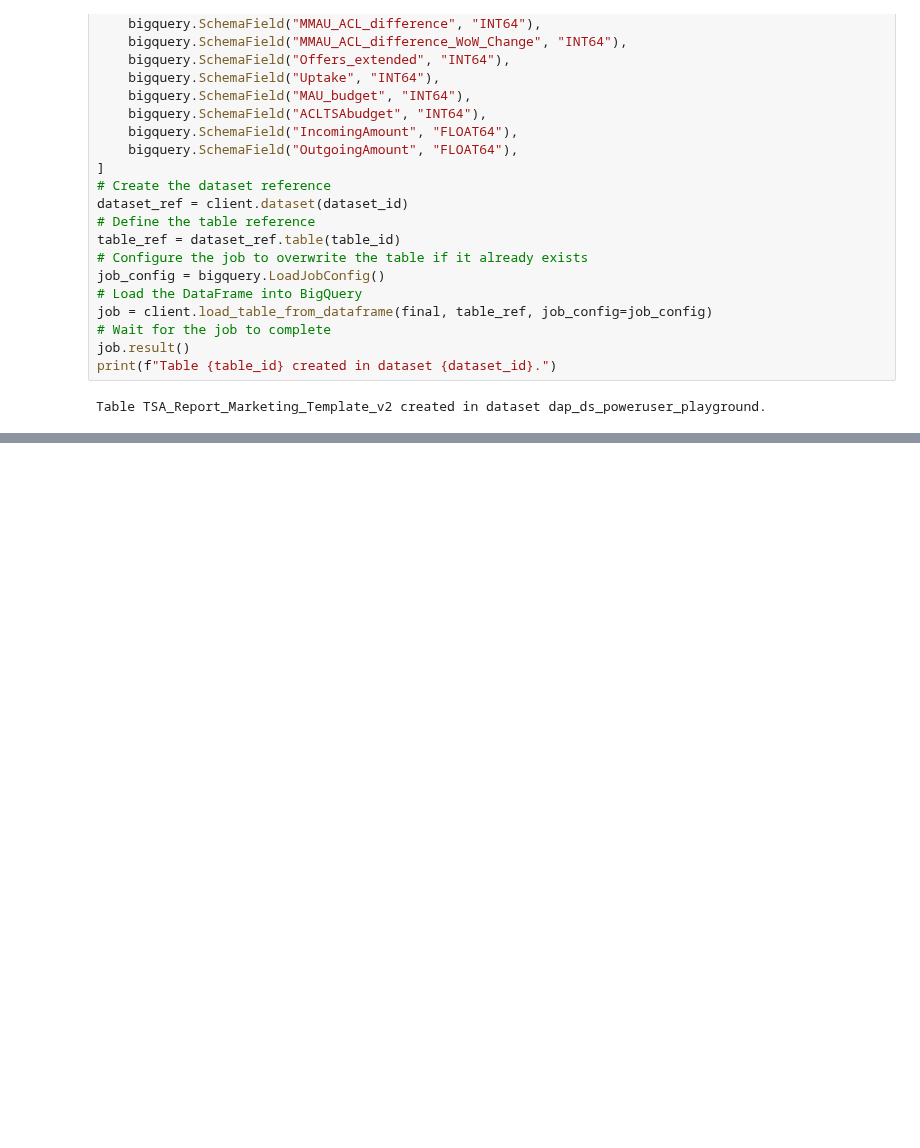
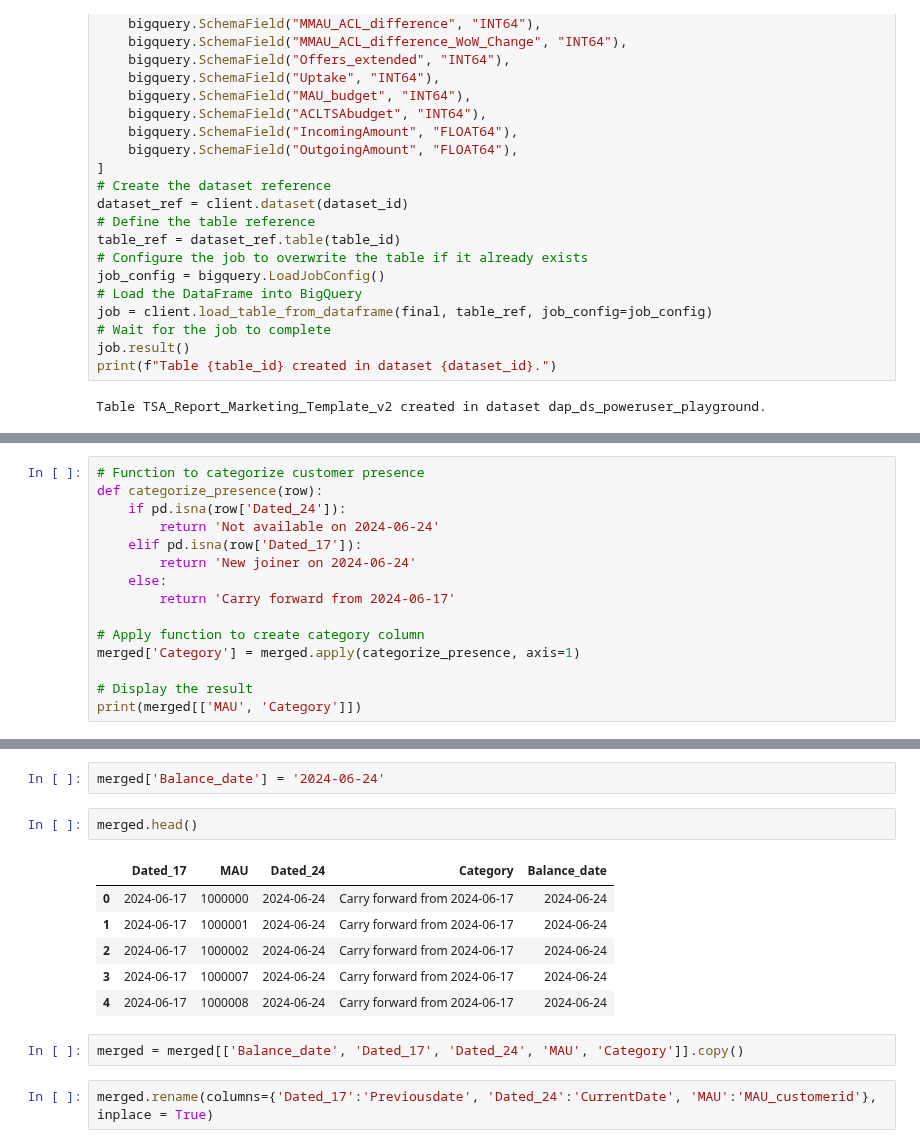
Before and after one commit to dchakroborti-tonik/MAU_MMAU_REPORT, a Jupyter notebook: TSA_REPORT_TEMPLATE_v2.ipynb, the cells around one changed output, grey strips where cells are left out. Drawn from its saved outputs; the diff is of its cells as text; blank space fills up the shorter version.

```diff
--- a/TSA_REPORT_TEMPLATE_v2.ipynb
+++ b/TSA_REPORT_TEMPLATE_v2.ipynb
@@ -568,0 +743,15 @@ Table TSA_Report_Marketing_Template_v2 created in dataset dap_ds_poweruser_playg
+# %%
+# Function to categorize customer presence
+def categorize_presence(row):
+    if pd.isna(row['Dated_24']):
+        return 'Not available on 2024-06-24'
+    elif pd.isna(row['Dated_17']):
+        return 'New joiner on 2024-06-24'
+    else:
+        return 'Carry forward from 2024-06-17'
+
+# Apply function to create category column
+merged['Category'] = merged.apply(categorize_presence, axis=1)
+
+# Display the result
+print(merged[['MAU', 'Category']])
@@ -568,0 +773,15 @@ Table TSA_Report_Marketing_Template_v2 created in dataset dap_ds_poweruser_playg
+# %%
+merged['Balance_date'] = '2024-06-24'
+# %%
+merged.head()
+# %% [output]
+|  | Dated_17 | MAU | Dated_24 | Category | Balance_date |
+| 0 | 2024-06-17 | 1000000 | 2024-06-24 | Carry forward from 2024-06-17 | 2024-06-24 |
+| 1 | 2024-06-17 | 1000001 | 2024-06-24 | Carry forward from 2024-06-17 | 2024-06-24 |
+| 2 | 2024-06-17 | 1000002 | 2024-06-24 | Carry forward from 2024-06-17 | 2024-06-24 |
+| 3 | 2024-06-17 | 1000007 | 2024-06-24 | Carry forward from 2024-06-17 | 2024-06-24 |
+| 4 | 2024-06-17 | 1000008 | 2024-06-24 | Carry forward from 2024-06-17 | 2024-06-24 |
+# %%
+merged = merged[['Balance_date', 'Dated_17', 'Dated_24', 'MAU', 'Category']].copy()
+# %%
+merged.rename(columns={'Dated_17':'Previousdate', 'Dated_24':'CurrentDate', 'MAU':'MAU_customerid'}, inplace = True)
```
Also changed, not shown: parts of 27 cells of this notebook.
